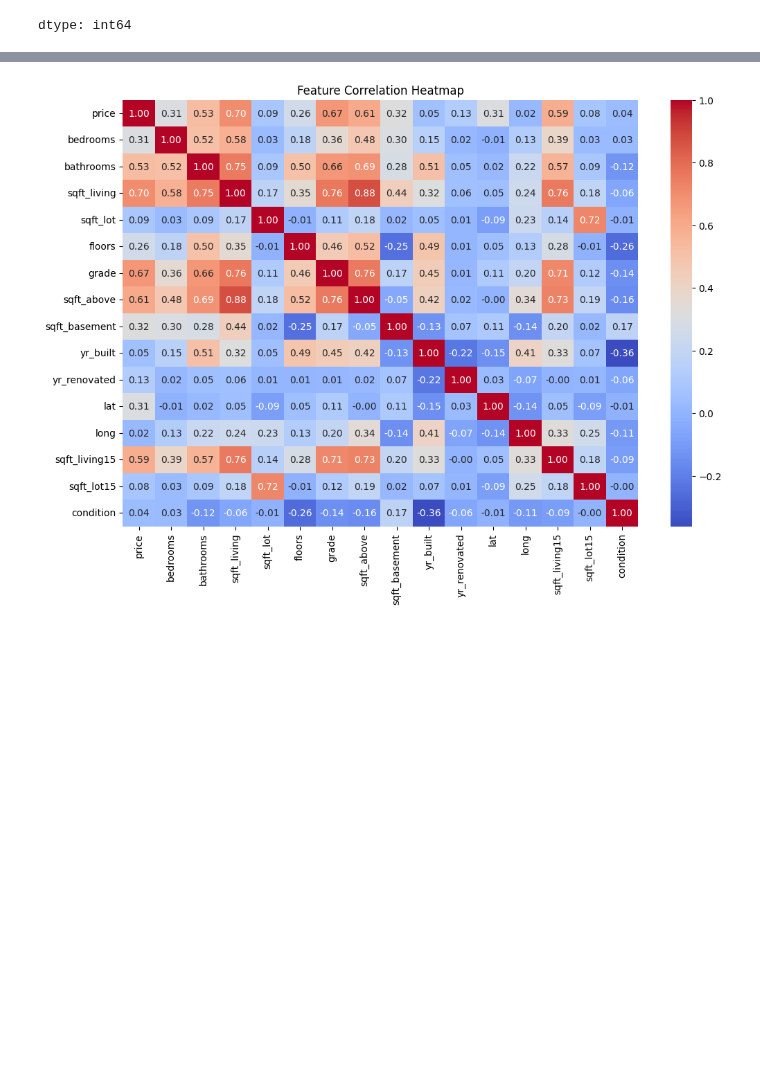
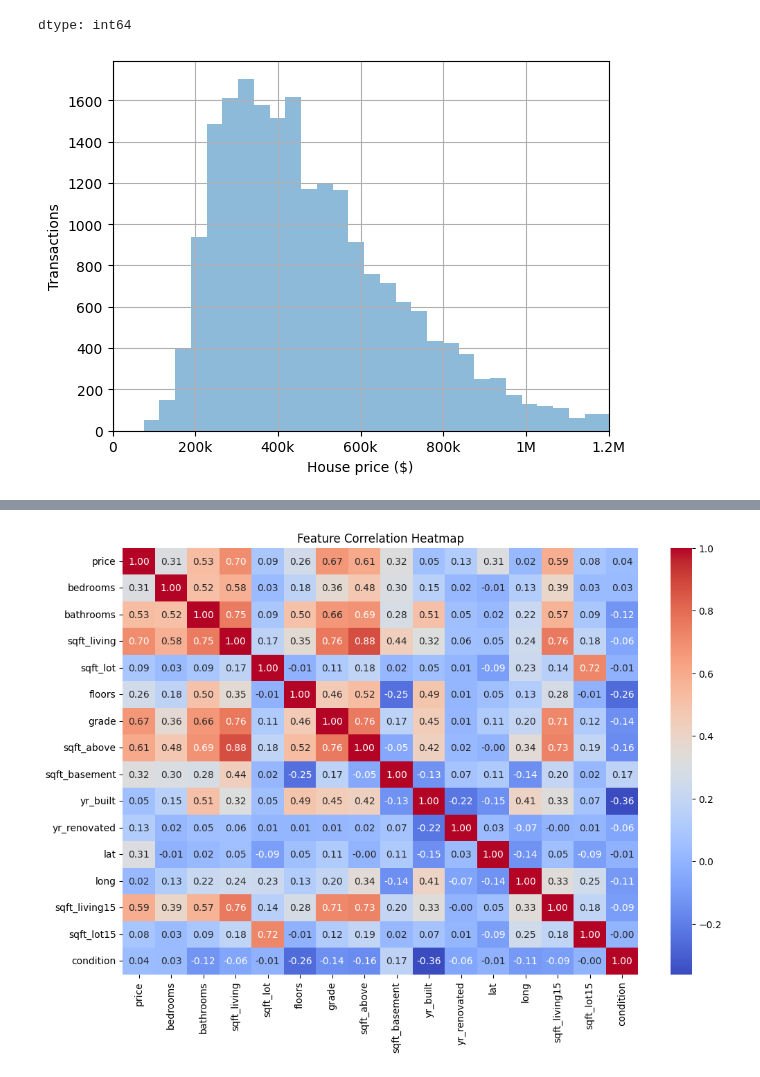
Before and after one commit to sbogde/scikit-regressions-and-confessions, a Jupyter notebook: week3_06_svr_kc_houses.ipynb, the cells around one changed output, grey strips where cells are left out. Drawn from its saved outputs; the diff is of its cells as text; code cells hidden in the pictures; blank space fills up the shorter version.

```diff
--- a/week3_06_svr_kc_houses.ipynb
+++ b/week3_06_svr_kc_houses.ipynb
@@ -57,3 +59,16 @@ data.isnull().sum()
 | sqft_lot15 | 0 |
 | condition | 0 |
 dtype: int64
+# %%
+# Histogram of sale prices
+plt.hist(data['price'], bins=200, alpha=0.5)
+plt.grid()
+plt.xlabel('House price ($)')
+plt.ylabel('Transactions')
+plt.xticks(ticks=[0, 200000, 400000, 600000, 800000, 1000000, 1200000],
+           labels=['0', '200k', '400k', '600k', '800k', '1M', '1.2M'])
+
+plt.xlim(0,1200000)
+plt.show()
+# %% [output]
+[figure, added]
```
Also changed, not shown: parts of 14 cells of this notebook.
